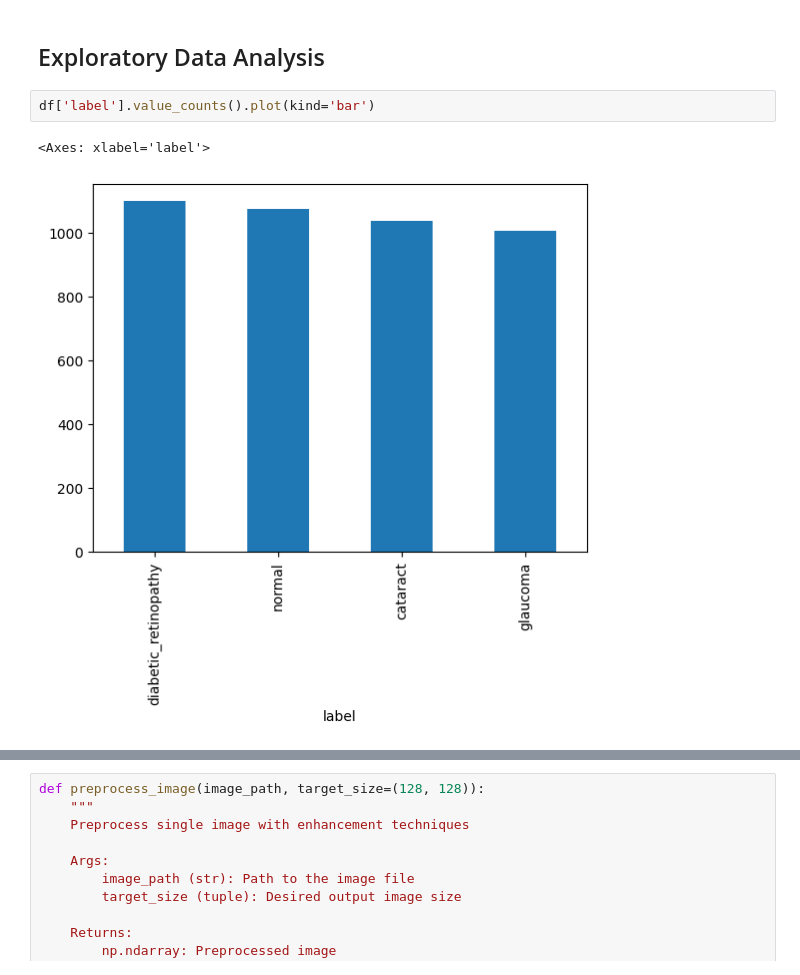
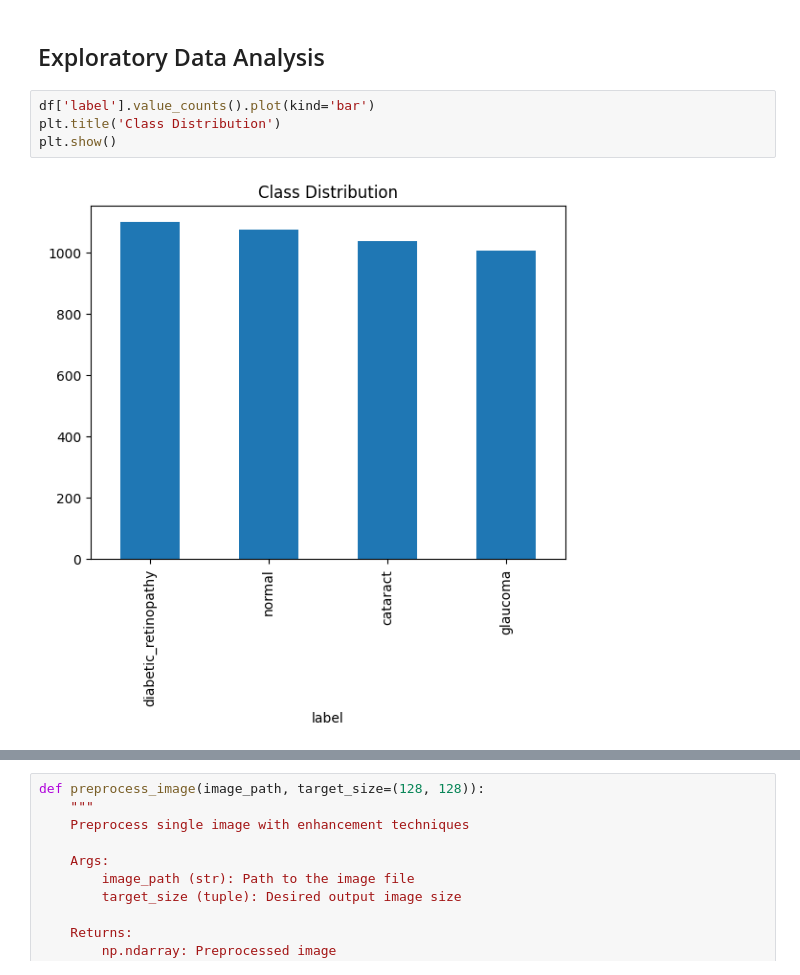
Before and after one commit to Naveenbsm/Deep-Learning-Applications-in-Retinal-Disease-Detection, a Jupyter notebook: Deep_Learning_Applications_in_Retinal_Disease_Detection.ipynb, the cells around one changed output, grey strips where cells are left out. Saved outputs shown, nothing was run; the diff lists cells and outputs as text.

```diff
--- a/Deep_Learning_Applications_in_Retinal_Disease_Detection.ipynb
+++ b/Deep_Learning_Applications_in_Retinal_Disease_Detection.ipynb
@@ -77,9 +77,10 @@ df.shape
 ## Exploratory Data Analysis
 # %%
 df['label'].value_counts().plot(kind='bar')
+plt.title('Class Distribution')
+plt.show()
 # %% [output]
-<Axes: xlabel='label'>
-[figure, old version]
+[figure, new version]
 # %%
 import matplotlib.pyplot as plt
 import matplotlib.image as mpimg
```
Also changed, not shown: parts of 2 cells of this notebook.
